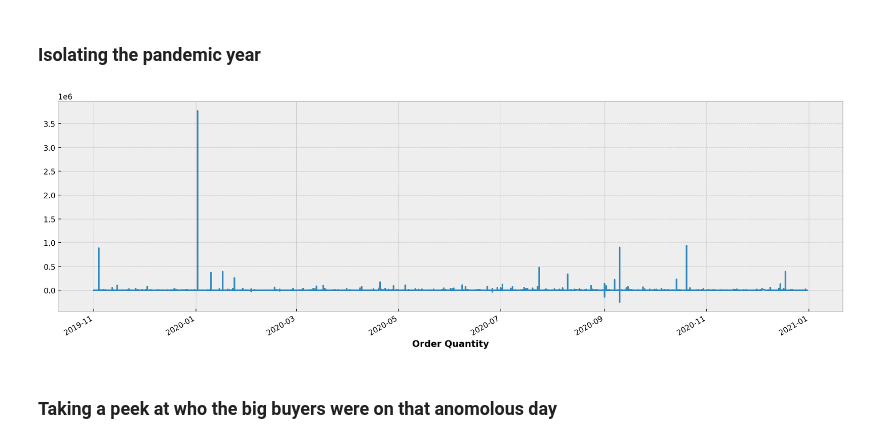
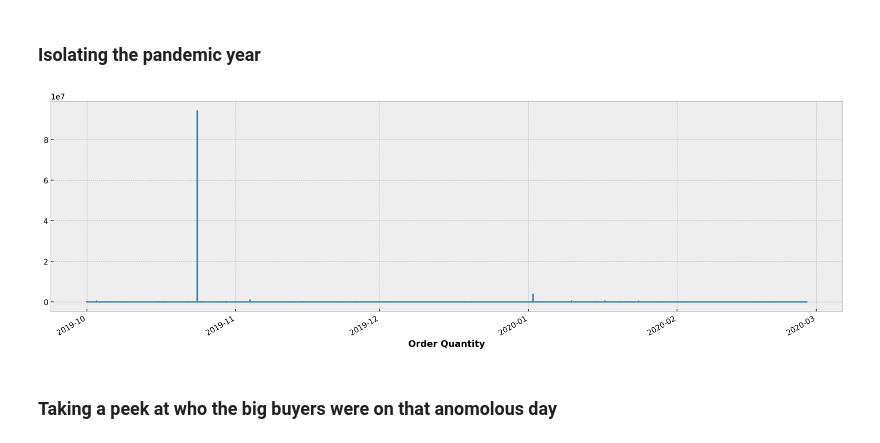
Before and after one commit to The-Real-MVPs/cisco-time-series-analysis, a Jupyter notebook: rosenberger/rosenberger-questions.ipynb, the cells around one changed output. Drawn from its saved outputs; the diff is of its cells as text; code cells hidden in the pictures.

Commit message:
working through new visualizations

```diff
--- a/rosenberger/rosenberger-questions.ipynb
+++ b/rosenberger/rosenberger-questions.ipynb
@@ -85,16 +110,16 @@ import statsmodels.api as sm
 # %% [markdown]
 ### Isolating the pandemic year
 # %%
-pandemic_df = df.loc[df.index >= '11-01-2019']
-pandemic_df = pandemic_df.loc[pandemic_df.index < '01-01-2021']
+pandemic_df = df.loc[df.index >= '10-01-2019']
+pandemic_df = pandemic_df.loc[pandemic_df.index < '03-01-2020']
 
 
 fix, ax = plt.subplots(figsize = (15,5))
 #ax = pandemic_df.plot(x_compat=True)-
 pandemic_df['order_quantity'].plot(ax=ax, xlabel='Order Quantity')
 plt.show()
 # %% [output]
-[figure, old version]
+[figure, new version]
 # %% [markdown]
 ### Taking a peek at who the big buyers were on that anomolous day
 # %%
```
Also changed, not shown: parts of 15 cells of this notebook, 1 other file.
